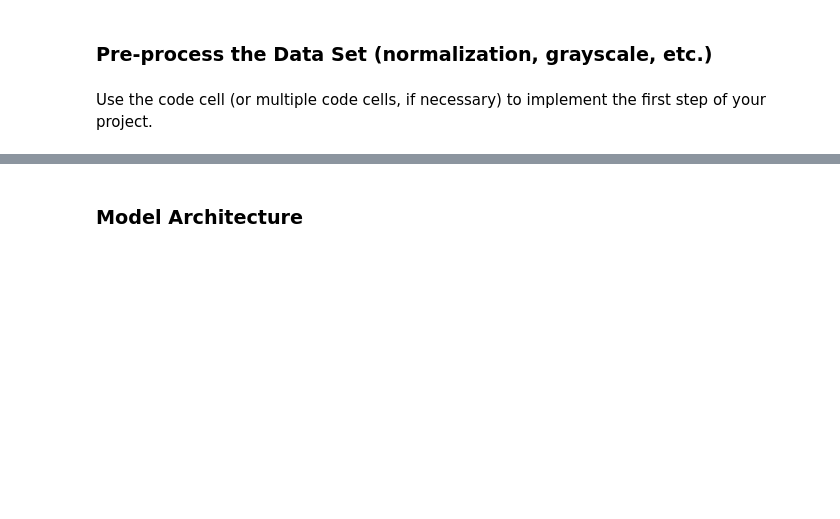
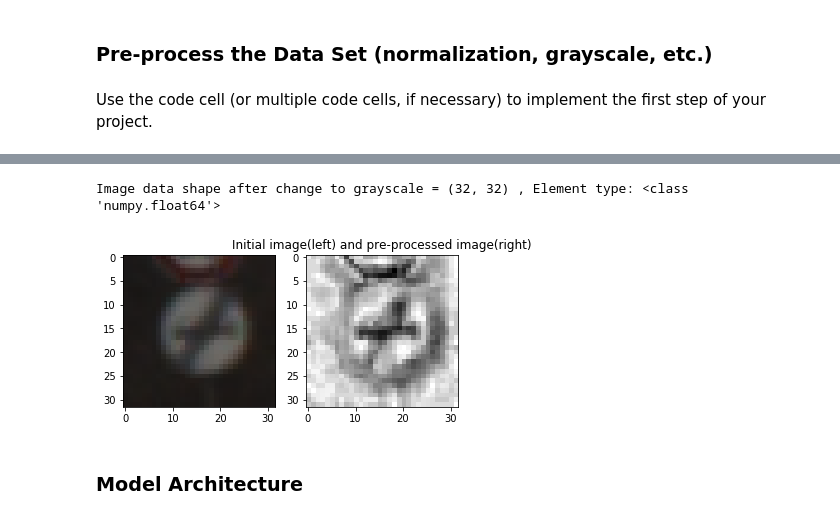
Before and after one commit to pavlovvlad/CarND-Traffic-Sign-Classifier-Project, a Jupyter notebook: Traffic_Sign_Classifier.ipynb, the cells around one changed output, grey strips where cells are left out. Saved outputs shown, nothing was run; the diff lists cells and outputs as text; code cells hidden in the pictures; blank space fills up the shorter version.

Commit message:
add notebook IPython page with results after the parameter tuning

```diff
--- a/Traffic_Sign_Classifier.ipynb
+++ b/Traffic_Sign_Classifier.ipynb
@@ -218,3 +358,65 @@ Image data shape after pre-processing = (32, 32)
+# %%
+#### Pre-process all data
+# grayscale conversion
+# * img: input images to preprocess
+# * return: preprocessed images
+def rgb2gray(rgb):
+    return np.dot(rgb[...,:3], [0.299, 0.587, 0.114])
+
+# adaptive histogram equalization
+# * img: input images to preprocess
+# * clahe: CLAHE object (Contrast Limited Adaptive Histogram Equalization)
+# * return: preprocessed images
+def hist_equalization(img, clahe):
+    img = img.astype(np.uint8)
+    img = img.squeeze()
+    #img = cv2.equalizeHist(img)
+    img = clahe.apply(img)
+    return img
+
+# preprocess function
+# * img_arr: input array of images to process
+# * return: output array with preprocessed images
+def preprocess_image_array(img_arr):
+    # init the new numpy array
+    img_arr_new = np.empty(img_arr.shape[:3])
+    # create a CLAHE object
+    clahe = cv2.createCLAHE(clipLimit=2.0, tileGridSize=(8,8))
+    for i in range (len(img_arr)):
+        # convert the input RGB-images in grayscale-format
+        img_arr_new[i] = rgb2gray(img_arr[i]) # cv2.cvtColor(img_arr[i], cv2.COLOR_BGR2GRAY)
+        # apply the histogram equalization
+        img_arr_new[i] = hist_equalization(img_arr_new[i], clahe)
+    # normalize
+    img_arr_new = img_arr_new / 255 #(img_arr_new - 128) / 128
+    return img_arr_new
+
+# show an example of converted image
+plt.subplot(121)
+plt.imshow(X_train_RGB[1].squeeze())
+
+# preprocess data sets
+X_train_gray = preprocess_image_array(X_train_aug)
+X_valid_gray = preprocess_image_array(X_valid_aug)
+X_test_gray = preprocess_image_array(X_test_aug)
+
+plt.subplot(122)
+plt.imshow(X_train_gray[1].squeeze(), cmap='gray')
+plt.title("Initial image(left) and pre-processed image(right)")
+# print shape after conversions
+print("Image data shape after change to grayscale =", X_train_gray[0].shape, ", Element type:", type(X_train_gray[0][0][0]))
+
+# copy preprocessed data and labels sets as input
+X_train = X_train_gray
+X_test = X_test_gray
+X_valid = X_valid_gray
+
+y_train = y_train_aug
+y_valid = y_valid_aug
+y_test = y_test_aug
+# %% [output]
+Image data shape after change to grayscale = (32, 32) , Element type: <class 'numpy.float64'>
+[figure, added]
 # %% [markdown]
 ### Model Architecture
 # %%
```
Also changed, not shown: parts of 16 cells of this notebook.
